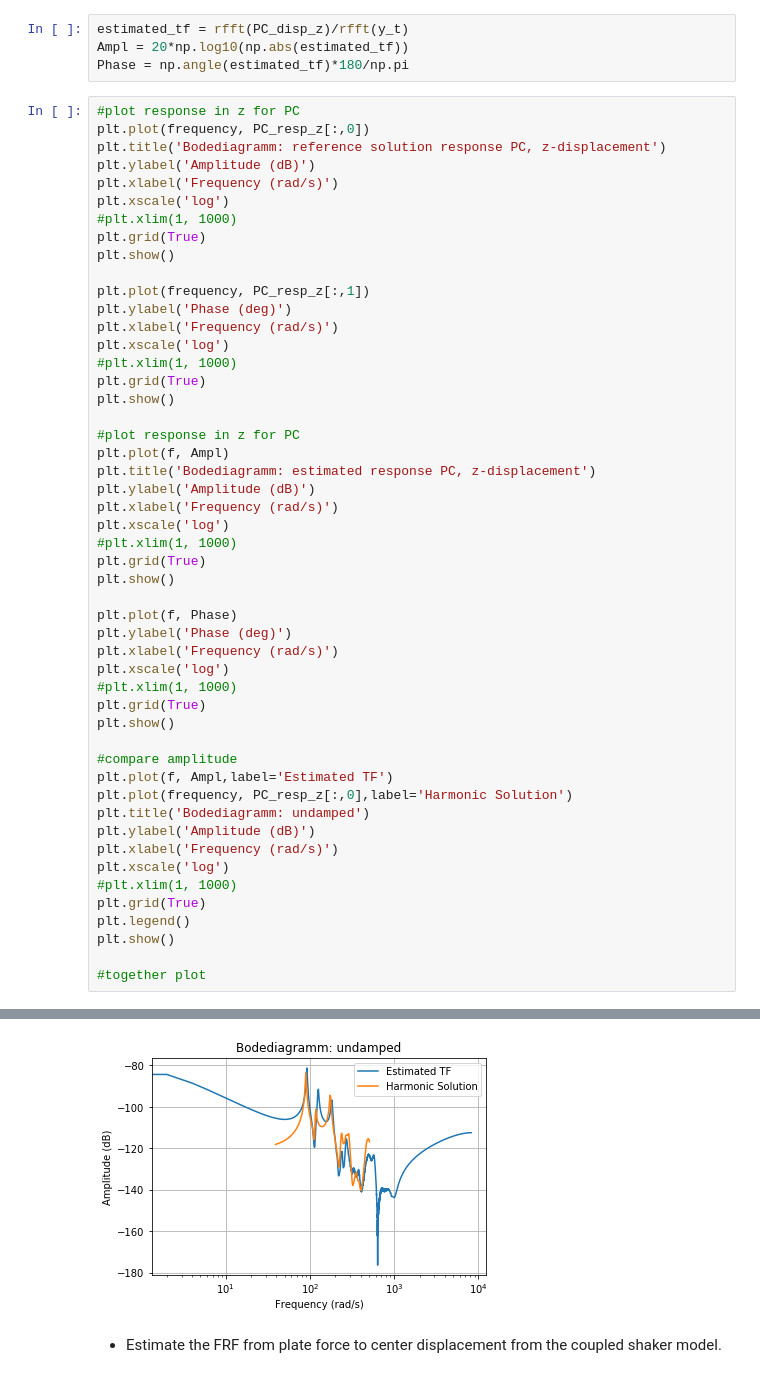
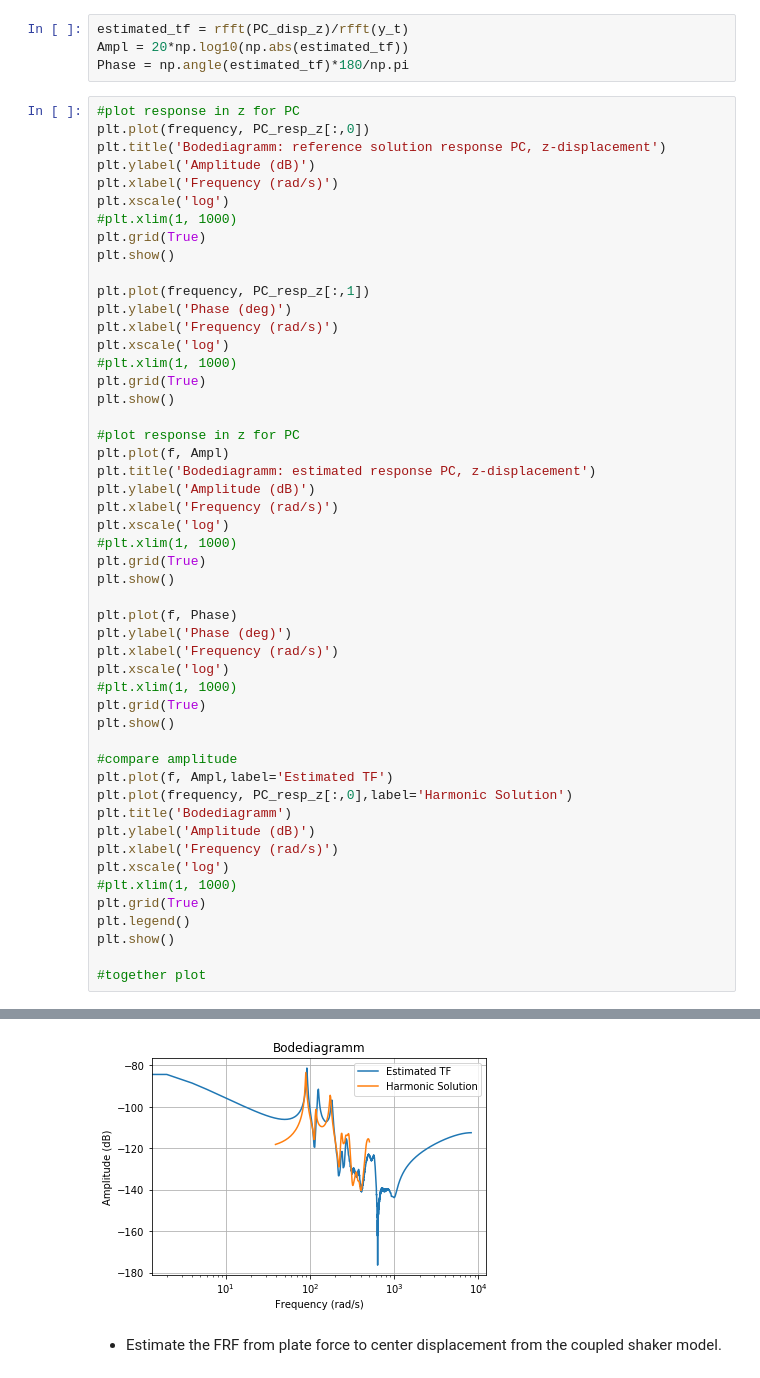
Before and after one commit to phmandl/modalanalyse, a Jupyter notebook: HW4/4_MeasurementTechniques_template_max.ipynb, the cells around one changed output, grey strips where cells are left out. Saved outputs shown, nothing was run; the diff lists cells and outputs as text.

```diff
--- a/HW4/4_MeasurementTechniques_template_max.ipynb
+++ b/HW4/4_MeasurementTechniques_template_max.ipynb
@@ -825,35 +806,35 @@ plt.xlabel('Frequency (rad/s)')
 plt.xscale('log')
 #plt.xlim(1, 1000)
 plt.grid(True)
 plt.show()
 
 plt.plot(f, Phase)
 plt.ylabel('Phase (deg)')
 plt.xlabel('Frequency (rad/s)')
 plt.xscale('log')
 #plt.xlim(1, 1000)
 plt.grid(True)
 plt.show()
 
 #compare amplitude
 plt.plot(f, Ampl,label='Estimated TF')
 plt.plot(frequency, PC_resp_z[:,0],label='Harmonic Solution')
-plt.title('Bodediagramm: undamped')
+plt.title('Bodediagramm')
 plt.ylabel('Amplitude (dB)')
 plt.xlabel('Frequency (rad/s)')
 plt.xscale('log')
 #plt.xlim(1, 1000)
 plt.grid(True)
 plt.legend()
 plt.show()
 
 #together plot
 # %% [output]
 [figure]
 [figure]
 [figure]
 [figure]
-[figure, old version]
+[figure, new version]
 # %% [markdown]
 * Estimate the FRF from plate force to center displacement from the coupled shaker model.
 # %%
```
Also changed, not shown: parts of 13 cells of this notebook.
